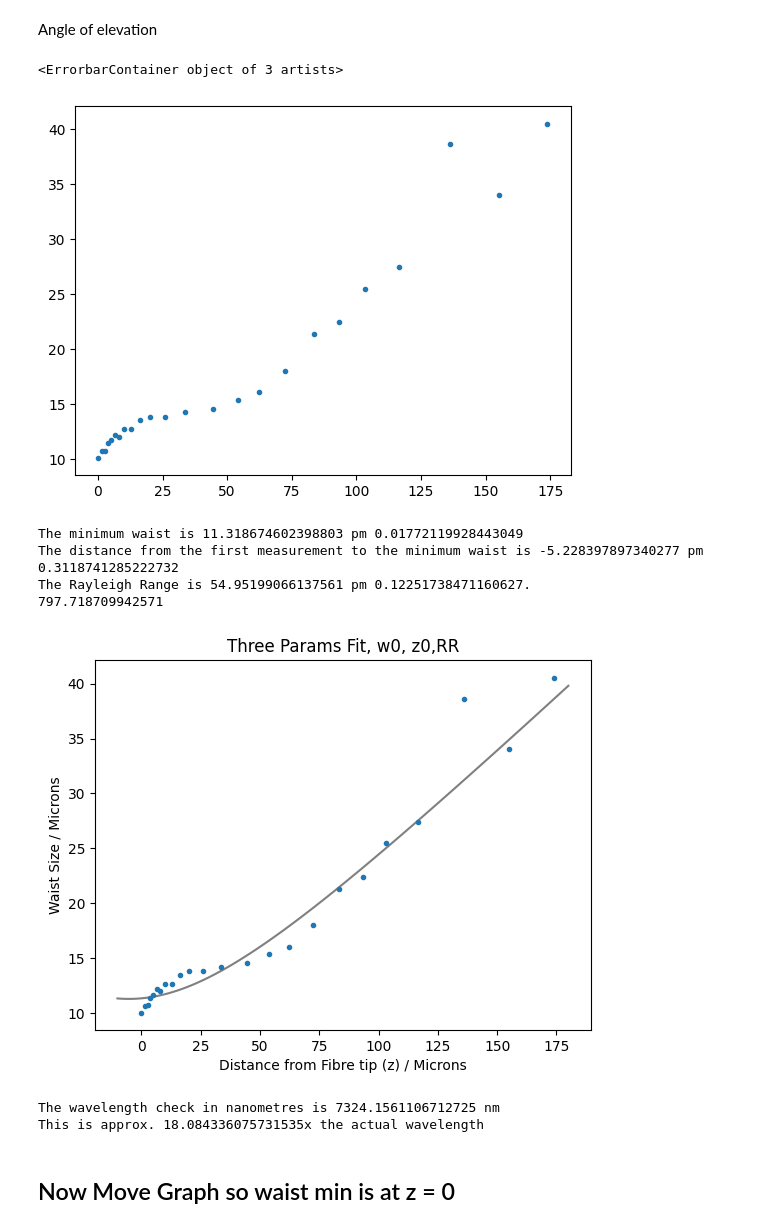
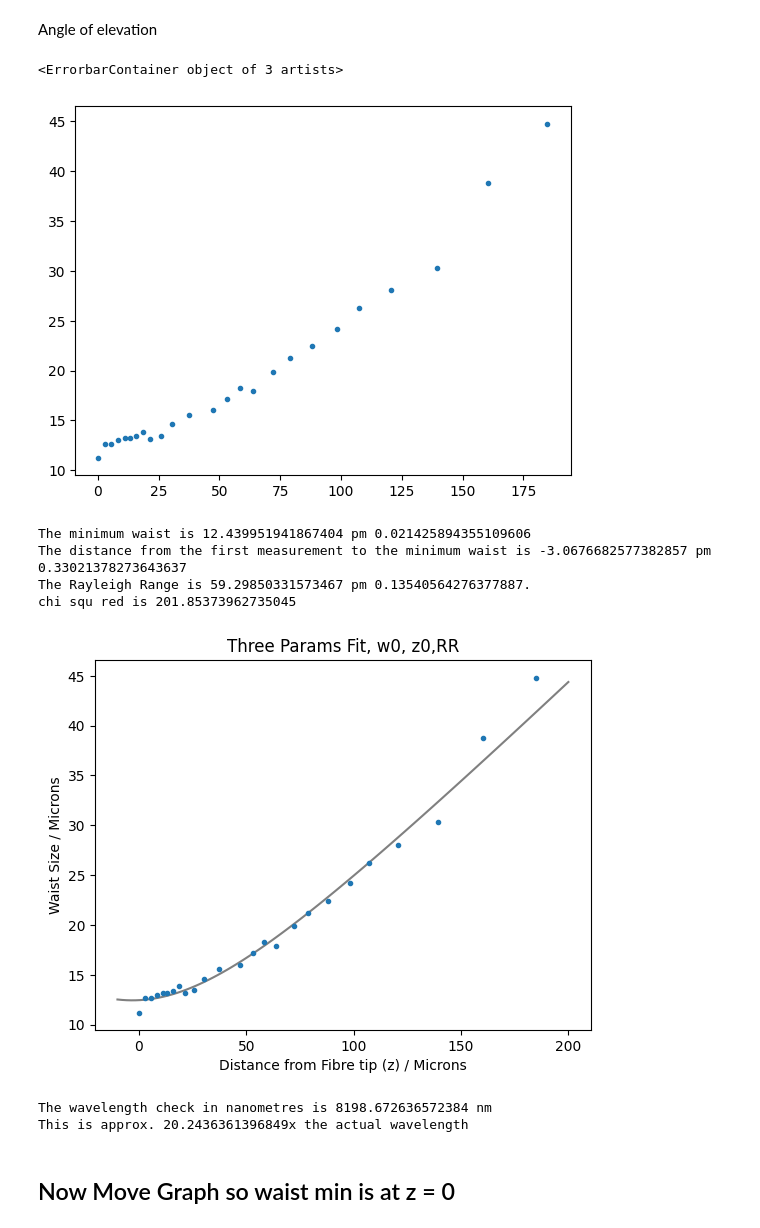
Before and after one commit to akay8/Level4Project, a Jupyter notebook: Fibre_3_30_11.ipynb, the cells around one changed output. Drawn from its saved outputs; the diff is of its cells as text; code cells hidden in the pictures.

```diff
--- a/Fibre_3_30_11.ipynb
+++ b/Fibre_3_30_11.ipynb
@@ -31,7 +31,7 @@ from lvl4_functions import *
 ## Import Data
 # %%
 # Define useful path to data
-globalpath = "C:/Users/abiga/OneDrive - Durham University/1. Fourth Year/1. Project/1. Data Analysis/Christmas Report/Fibre2-30-11/Data/"
+globalpath = "C:/Users/abiga/OneDrive - Durham University/1. Fourth Year/1. Project/1. Data Analysis/Christmas Report/Fibre3-30-11/Data/"
 # %%
 # Import data
 distances, amplitudes = import_data(globalpath)
@@ -169,7 +152,7 @@ print(params_*np.cos(7*np.pi/180))
 ## Calculating Z values and Plotting Waist size against Z
 # %%
 # Define Global Path for where 'z' values are stored
-z_path = 'C:/Users/abiga/OneDrive - Durham University/1. Fourth Year/1. Project/1. Data Analysis/Christmas Report/Fibre2-30-11/Data/zs.csv'
+z_path = 'C:/Users/abiga/OneDrive - Durham University/1. Fourth Year/1. Project/1. Data Analysis/Christmas Report/Fibre3-30-11/Data/zs.csv'
 
 # Import as dataframe
 df_lengths = pd.read_csv(z_path)
@@ -222,5 +205,5 @@ zs_err = np.abs(zs*np.sqrt( (cos_err / np.cos(angle))**2 + (lengths_errs/lengths
 plt.errorbar(zs, waists_comp, xerr = zs_err, yerr = waists_comp_err, linestyle = '', marker = 'o', ms = 3)
 # %% [output]
 <ErrorbarContainer object of 3 artists>
-[figure, old version]
+[figure, new version]
 # %%
@@ -235,29 +214,29 @@ w0_err, z0_err,RR_err = params_errs
 # %%
 # Plot waists vs Z:
 plt.errorbar(zs, waists_comp, yerr = waists_comp_err, linestyle = '', marker = 'o', ms = 3)
-plt.plot(np.linspace(-10,180,100), WvsZ(np.linspace(-10,180,100), w0, z0,RR), color = 'grey')
+plt.plot(np.linspace(-10,200,100), WvsZ(np.linspace(-10,200,100), w0, z0,RR), color = 'grey')
 
 plt.xlabel('Distance from Fibre tip (z) / Microns')
 plt.ylabel('Waist Size / Microns')
 plt.title('Three Params Fit, w0, z0,RR')
 
 print('The minimum waist is {} pm {}'.format(w0, w0_err))
 print('The distance from the first measurement to the minimum waist is {} pm {}'.format(z0, z0_err))
 #print('The weird systematic error Y is {} pm {}'.format(Y0, Y0_err))
 print('The Rayleigh Range is {} pm {}.'.format(RR,RR_err))
-print(chisqu_WvsZ)
+print('chi squ red is {}'.format(chisqu_WvsZ))
 # %% [output]
-The minimum waist is 11.318674602398803 pm 0.01772119928443049
-The distance from the first measurement to the minimum waist is -5.228397897340277 pm 0.3118741285222732
-The Rayleigh Range is 54.95199066137561 pm 0.12251738471160627.
-797.718709942571
+The minimum waist is 12.439951941867404 pm 0.021425894355109606
+The distance from the first measurement to the minimum waist is -3.0676682577382857 pm 0.33021378273643637
+The Rayleigh Range is 59.29850331573467 pm 0.13540564276377887.
+chi squ red is 201.85373962735045
-[figure, old version]
+[figure, new version]
 # %%
 print('The wavelength check in nanometres is {} nm'.format(wavelength_check(w0,RR)))
 print('This is approx. {}x the actual wavelength'.format( wavelength_check(w0,RR) / (wavelength*10**3)))
 # %% [output]
-The wavelength check in nanometres is 7324.1561106712725 nm
-This is approx. 18.084336075731535x the actual wavelength
+The wavelength check in nanometres is 8198.672636572384 nm
+This is approx. 20.2436361396849x the actual wavelength
 # %% [markdown]
 ## Now Move Graph so waist min is at z = 0
 # %%
```
Also changed, not shown: parts of 16 cells of this notebook.
